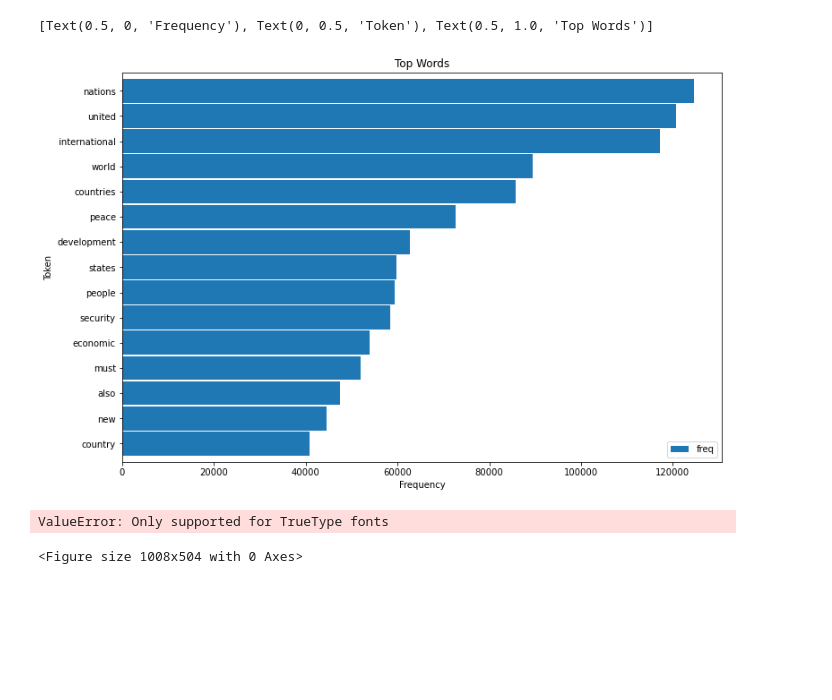
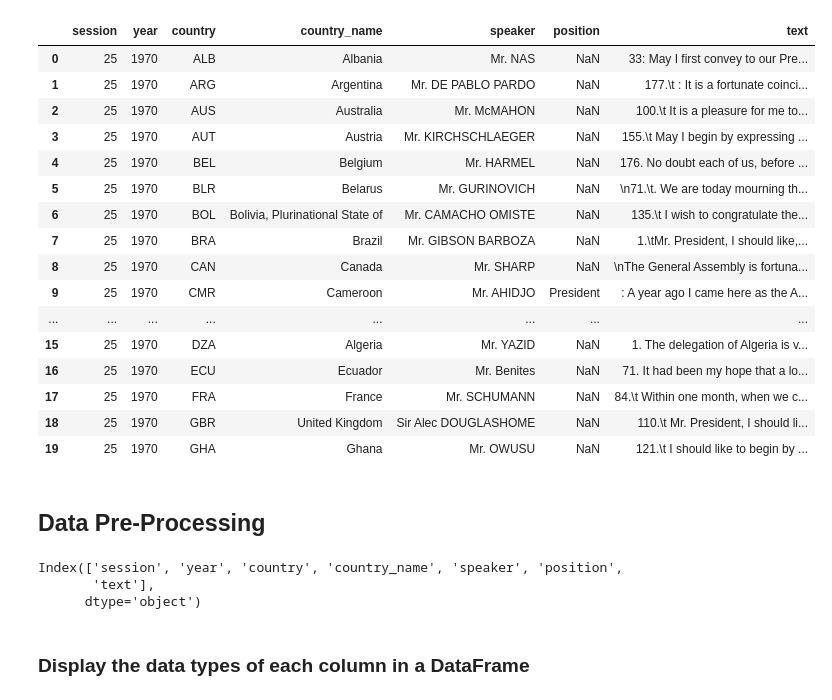
Before and after one commit to Vamsi1092/Text_Based_Analysis, a Jupyter notebook: week-3(TBA).ipynb, the cells around one changed output. Drawn from its saved outputs; the diff is of its cells as text; code cells hidden in the pictures; blank space fills up the shorter version.

```diff
--- a/week-3(TBA).ipynb
+++ b/week-3(TBA).ipynb
@@ -260,23 +0,0 @@ freq_df.describe()
-# %%
-#Bar chart
-ax = freq_df.head(15).plot(kind='barh', width=0.95, figsize=(12,8))
-ax.invert_yaxis()
-ax.set(xlabel='Frequency', ylabel='Token', title='Top Words')
-# %% [output]
-[Text(0.5, 0, 'Frequency'), Text(0, 0.5, 'Token'), Text(0.5, 1.0, 'Top Words')]
-[figure, removed]
-# %%
-#Word cloud
-from wordcloud import WordCloud
-from matplotlib import pyplot as plt
-
-text = df.query("year==2015 and country=='USA'")['text'].values[0]
-
-plt.figure(figsize=(14, 7)) ###
-wc = WordCloud(max_words=100, stopwords=stopwords)
-wc.generate(text)
-plt.imshow(wc, interpolation='bilinear')
-plt.axis("off")
-# %% [output]
-ValueError: Only supported for TrueType fonts
-<Figure size 1008x504 with 0 Axes>
@@ -290,0 +4,35 @@ plt.show()
+# %%
+# Storing the Dataset into a File and Reading that Dataset with pandas
+file = 'un-general-debates-blueprint.csv' #Filepath
+df = pd.read_csv(file)
+# Printing First 20 Rows of Dataset by Head Method
+df.head(20)
+# %% [output]
+|  | session | year | country | country_name | speaker | position | text |
+| 0 | 25 | 1970 | ALB | Albania | Mr. NAS | NaN | 33: May I first convey to our Pre... |
+| 1 | 25 | 1970 | ARG | Argentina | Mr. DE PABLO PARDO | NaN | 177.\t : It is a fortunate coinci... |
+| 2 | 25 | 1970 | AUS | Australia | Mr. McMAHON | NaN | 100.\t It is a pleasure for me to... |
+| 3 | 25 | 1970 | AUT | Austria | Mr. KIRCHSCHLAEGER | NaN | 155.\t May I begin by expressing ... |
+| 4 | 25 | 1970 | BEL | Belgium | Mr. HARMEL | NaN | 176. No doubt each of us, before ... |
+| 5 | 25 | 1970 | BLR | Belarus | Mr. GURINOVICH | NaN | \n71.\t. We are today mourning th... |
+| 6 | 25 | 1970 | BOL | Bolivia, Plurinational State of | Mr. CAMACHO OMISTE | NaN | 135.\t I wish to congratulate the... |
+| 7 | 25 | 1970 | BRA | Brazil | Mr. GIBSON BARBOZA | NaN | 1.\tMr. President, I should like,... |
+| 8 | 25 | 1970 | CAN | Canada | Mr. SHARP | NaN | \nThe General Assembly is fortuna... |
+| 9 | 25 | 1970 | CMR | Cameroon | Mr. AHIDJO | President | : A year ago I came here as the A... |
+| ... | ... | ... | ... | ... | ... | ... | ... |
+| 15 | 25 | 1970 | DZA | Algeria | Mr. YAZID | NaN | 1. The delegation of Algeria is v... |
+| 16 | 25 | 1970 | ECU | Ecuador | Mr. Benites | NaN | 71. It had been my hope that a lo... |
+| 17 | 25 | 1970 | FRA | France | Mr. SCHUMANN | NaN | 84.\t Within one month, when we c... |
+| 18 | 25 | 1970 | GBR | United Kingdom | Sir Alec DOUGLASHOME | NaN | 110.\t Mr. President, I should li... |
+| 19 | 25 | 1970 | GHA | Ghana | Mr. OWUSU | NaN | 121.\t I should like to begin by ... |
+# %% [markdown]
+## Data Pre-Processing
+# %%
+# Printing the Columns Present in Dataset
+print(df.columns)
+# %% [output]
+Index(['session', 'year', 'country', 'country_name', 'speaker', 'position',
+       'text'],
+      dtype='object')
+# %% [markdown]
+### Display the data types of each column in a DataFrame
```
Also changed, not shown: parts of 67 cells of this notebook.
